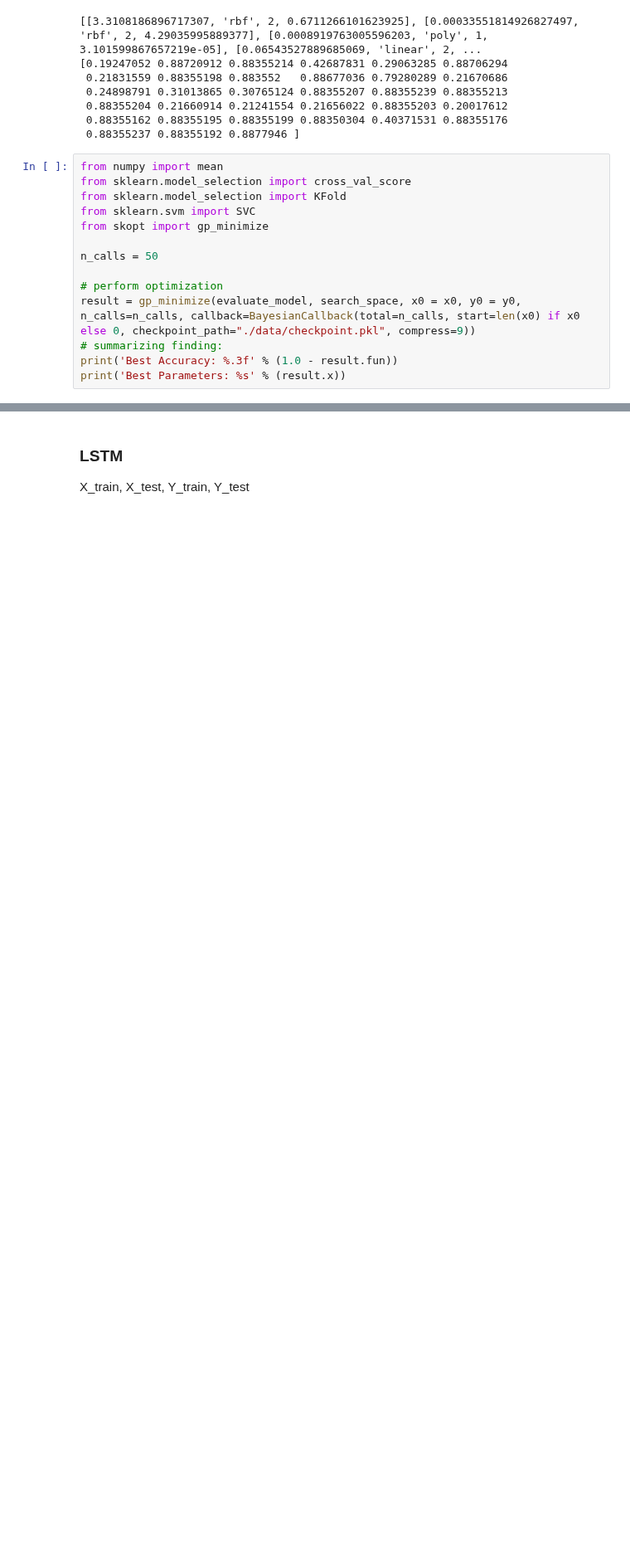
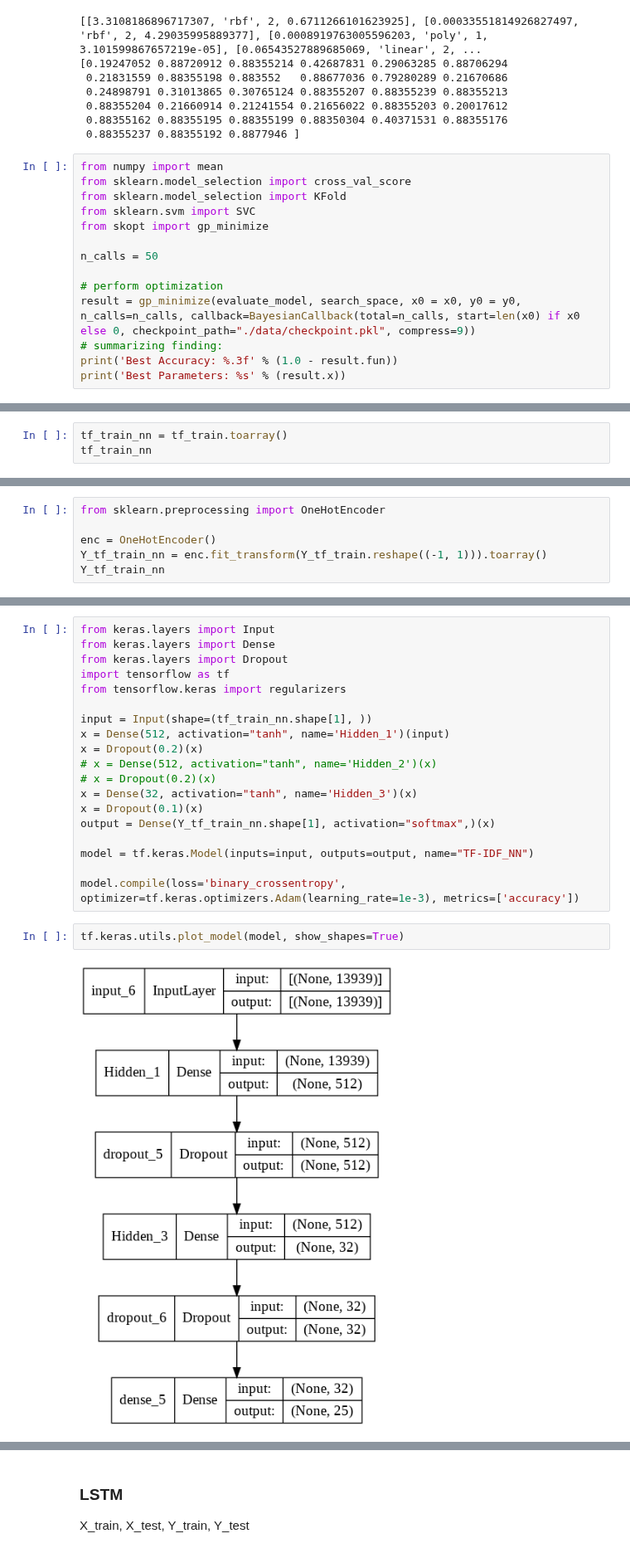
Before and after one commit to new5558/Chula-course-recommender-proof-of-concept, a Jupyter notebook: src/model.ipynb, the cells around one changed output, grey strips where cells are left out. Shown at 83% size. Drawn from its saved outputs; the diff is of its cells as text; blank space fills up the shorter version.

```diff
--- a/src/model.ipynb
+++ b/src/model.ipynb
@@ -655,0 +684,3 @@ print('Best Parameters: %s' % (result.x))
+# %%
+tf_train_nn = tf_train.toarray()
+tf_train_nn
@@ -655,0 +699,6 @@ print('Best Parameters: %s' % (result.x))
+# %%
+from sklearn.preprocessing import OneHotEncoder
+
+enc = OneHotEncoder()
+Y_tf_train_nn = enc.fit_transform(Y_tf_train.reshape((-1, 1))).toarray()
+Y_tf_train_nn
@@ -655,0 +719,23 @@ print('Best Parameters: %s' % (result.x))
+# %%
+from keras.layers import Input
+from keras.layers import Dense
+from keras.layers import Dropout
+import tensorflow as tf
+from tensorflow.keras import regularizers
+
+input = Input(shape=(tf_train_nn.shape[1], ))
+x = Dense(512, activation="tanh", name='Hidden_1')(input)
+x = Dropout(0.2)(x)
+# x = Dense(512, activation="tanh", name='Hidden_2')(x)
+# x = Dropout(0.2)(x)
+x = Dense(32, activation="tanh", name='Hidden_3')(x)
+x = Dropout(0.1)(x)
+output = Dense(Y_tf_train_nn.shape[1], activation="softmax",)(x)
+
+model = tf.keras.Model(inputs=input, outputs=output, name="TF-IDF_NN")
+
+model.compile(loss='binary_crossentropy', optimizer=tf.keras.optimizers.Adam(learning_rate=1e-3), metrics=['accuracy'])
+# %%
+tf.keras.utils.plot_model(model, show_shapes=True)
+# %% [output]
+[figure, added]
```
Also changed, not shown: parts of 16 cells of this notebook.
